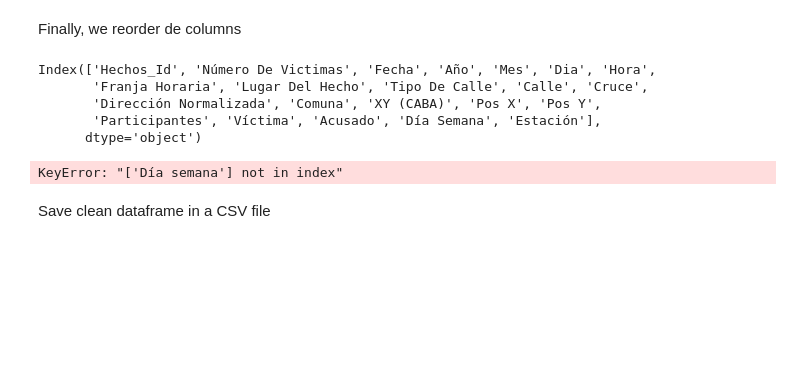
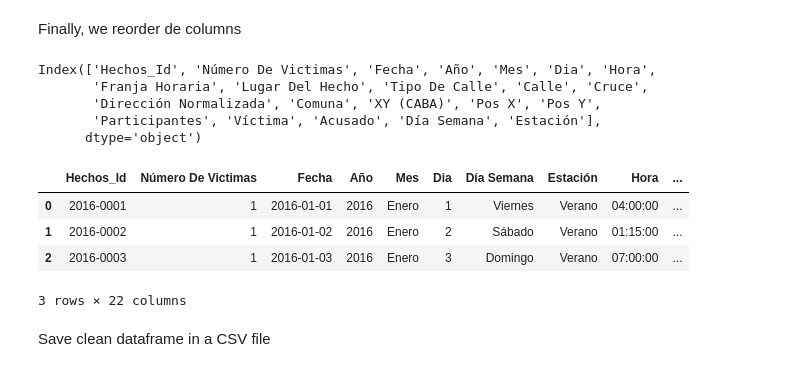
Before and after one commit to leocortes85/Road-accidents-in-the-City-of-Buenos-Aires--CABA, a Jupyter notebook: ETL_Hechos.ipynb, the cells around one changed output. Saved outputs shown, nothing was run; the diff lists cells and outputs as text; code cells hidden in the pictures; blank space fills up the shorter version.

```diff
--- a/ETL_Hechos.ipynb
+++ b/ETL_Hechos.ipynb
@@ -576,16 +608,20 @@ Index(['Hechos_Id', 'Número De Victimas', 'Fecha', 'Año', 'Mes', 'Dia', 'Hora'
       dtype='object')
 # %%
 new_order = [
-    'Hechos_Id', 'Número De Victimas', 'Fecha', 'Año', 'Mes', 'Dia', 'Día semana', 'Estación',
+    'Hechos_Id', 'Número De Victimas', 'Fecha', 'Año', 'Mes', 'Dia', 'Día Semana', 'Estación',
     'Hora', 'Franja Horaria', 'Lugar Del Hecho', 'Tipo De Calle', 'Calle', 'Cruce', 'Dirección Normalizada',
     'Comuna', 'XY (CABA)', 'Pos X', 'Pos Y', 'Participantes', 'Víctima', 'Acusado'
 ]
 
 # Reorder dataframe columns
 facts = facts[new_order]
-facts
+facts.head(3)
 # %% [output]
+|  | Hechos_Id | Número De Victimas | Fecha | Año | Mes | Dia | Día Semana | Estación | Hora | ... |
+| 0 | 2016-0001 | 1 | 2016-01-01 | 2016 | Enero | 1 | Viernes | Verano | 04:00:00 | ... |
+| 1 | 2016-0002 | 1 | 2016-01-02 | 2016 | Enero | 2 | Sábado | Verano | 01:15:00 | ... |
+| 2 | 2016-0003 | 1 | 2016-01-03 | 2016 | Enero | 3 | Domingo | Verano | 07:00:00 | ... |
-KeyError: "['Día semana'] not in index"
+3 rows × 22 columns
 # %% [markdown]
 Save clean dataframe in a CSV file
 # %%
```
Also changed, not shown: parts of 3 cells of this notebook, 3 other files.
